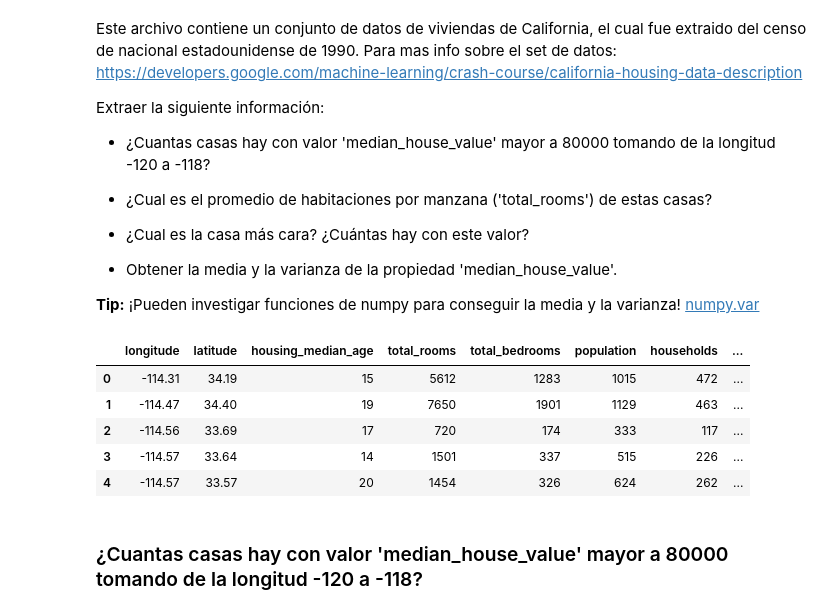
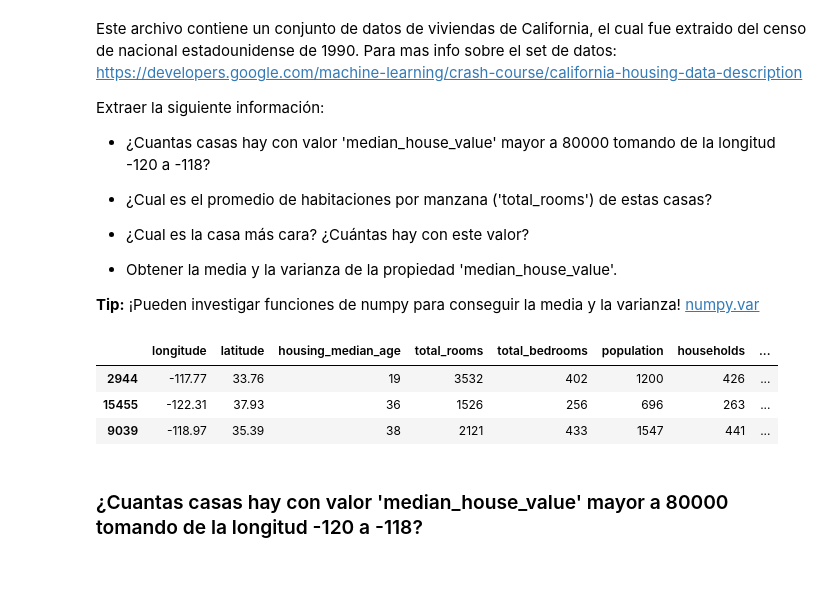
Before and after one commit to SebaB29/CursoDA_IEEE, a Jupyter notebook: EjerciciosClase1.ipynb, the cells around one changed output. Saved outputs shown, nothing was run; the diff lists cells and outputs as text; code cells hidden in the pictures; blank space fills up the shorter version.

```diff
--- a/EjerciciosClase1.ipynb
+++ b/EjerciciosClase1.ipynb
@@ -223,15 +210,13 @@ Extraer la siguiente información:
 **Tip:** ¡Pueden investigar funciones de numpy para conseguir la media y la varianza!  [numpy.var](https://docs.scipy.org/doc/numpy-1.6.0/reference/generated/numpy.var.html)
 # %%
 viviendas_california = pd.read_excel("california_housing_train.xlsx")
-# %%
-viviendas_california.head()
-# %% [output]
-|  | longitude | latitude | housing_median_age | total_rooms | total_bedrooms | population | households | ... |
-| 0 | -114.31 | 34.19 | 15 | 5612 | 1283 | 1015 | 472 | ... |
-| 1 | -114.47 | 34.40 | 19 | 7650 | 1901 | 1129 | 463 | ... |
-| 2 | -114.56 | 33.69 | 17 | 720 | 174 | 333 | 117 | ... |
-| 3 | -114.57 | 33.64 | 14 | 1501 | 337 | 515 | 226 | ... |
-| 4 | -114.57 | 33.57 | 20 | 1454 | 326 | 624 | 262 | ... |
+# %%
+viviendas_california.sample(3)
+# %% [output]
+|  | longitude | latitude | housing_median_age | total_rooms | total_bedrooms | population | households | ... |
+| 2944 | -117.77 | 33.76 | 19 | 3532 | 402 | 1200 | 426 | ... |
+| 15455 | -122.31 | 37.93 | 36 | 1526 | 256 | 696 | 263 | ... |
+| 9039 | -118.97 | 35.39 | 38 | 2121 | 433 | 1547 | 441 | ... |
 # %% [markdown]
 ### ¿Cuantas casas hay con valor 'median_house_value' mayor a 80000 tomando de la longitud -120 a -118?
 # %%
```
Also changed, not shown: parts of 97 cells of this notebook.
